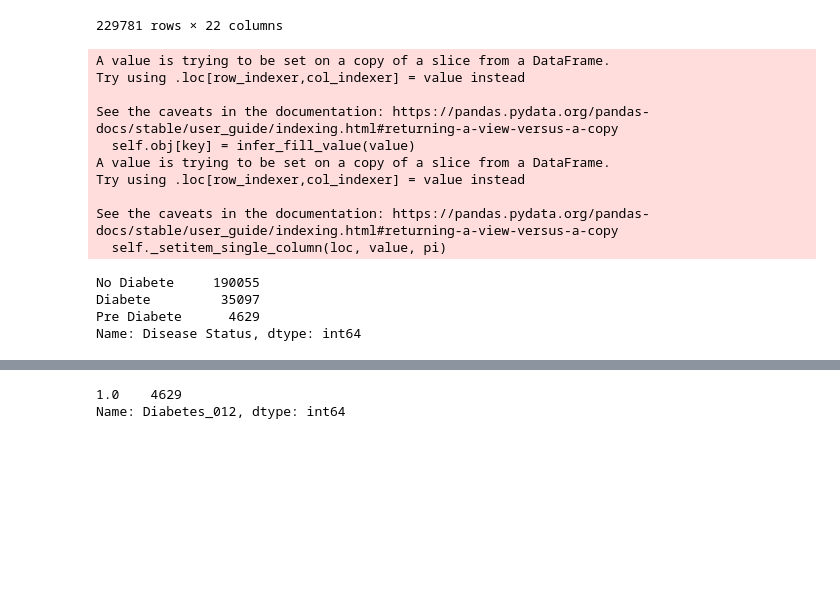
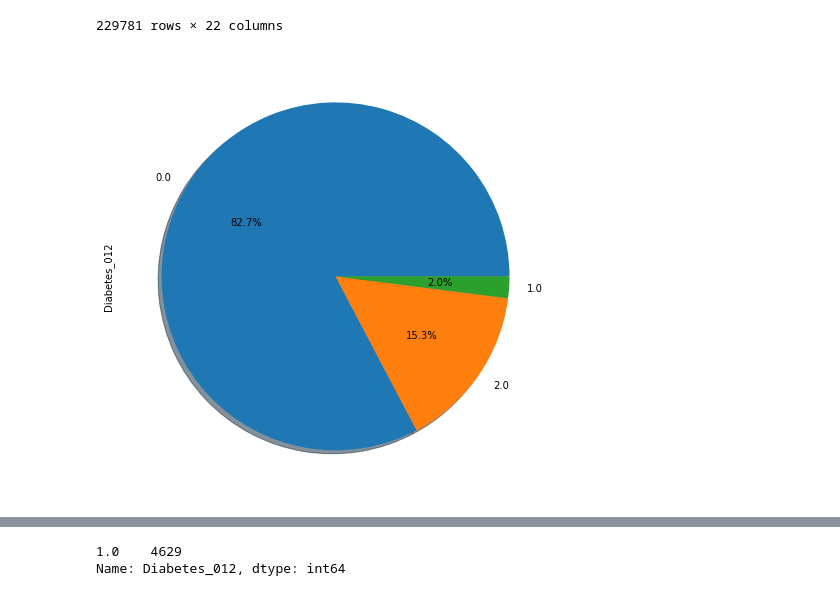
Before and after one commit to MehrdadGh1989/Diabete_Project, a Jupyter notebook: Diabetes_Project_With_Jupyter_MachineLearnin.ipynb, the cells around one changed output, grey strips where cells are left out. Drawn from its saved outputs; the diff is of its cells as text; code cells hidden in the pictures; blank space fills up the shorter version.

```diff
--- a/Diabetes_Project_With_Jupyter_MachineLearnin.ipynb
+++ b/Diabetes_Project_With_Jupyter_MachineLearnin.ipynb
@@ -35,28 +35,12 @@ diabete_df_clean
 | 229780 | 2.0 | 1.0 | 1.0 | 1.0 | 25.0 | 0.0 | 0.0 | 1.0 | ... |
 229781 rows × 22 columns
 # %%
-#Diabete Status
+# Approach 1 : Applying Machine Learning Models on (diabete_df_clean)
+# Diabete Status
 # No Diabete=0
 # Pre Diabete=1
 # Diabete = 2
-diabete_type_detection=diabete_df_clean['Diabetes_012']
-diabete_df_clean.loc[diabete_type_detection==0,'Disease Status']='No Diabete'
-diabete_df_clean.loc[diabete_type_detection==1,'Disease Status']='Pre Diabete'
-diabete_df_clean.loc[diabete_type_detection==2,'Disease Status']='Diabete'
-#Look at distribution of members
-diabete_df_clean['Disease Status'].value_counts()
+diabete_df_clean['Diabetes_012'].value_counts().plot.pie(autopct='%1.1f%%',shadow=True,figsize=(10,8))
+plt.show()
 # %% [output]
-A value is trying to be set on a copy of a slice from a DataFrame.
-Try using .loc[row_indexer,col_indexer] = value instead
-
-See the caveats in the documentation: https://pandas.pydata.org/pandas-docs/stable/user_guide/indexing.html#returning-a-view-versus-a-copy
-  self.obj[key] = infer_fill_value(value)
-A value is trying to be set on a copy of a slice from a DataFrame.
-Try using .loc[row_indexer,col_indexer] = value instead
-
-See the caveats in the documentation: https://pandas.pydata.org/pandas-docs/stable/user_guide/indexing.html#returning-a-view-versus-a-copy
-  self._setitem_single_column(loc, value, pi)
-No Diabete     190055
-Diabete         35097
-Pre Diabete      4629
-Name: Disease Status, dtype: int64
+[figure, added]
```
Also changed, not shown: parts of 44 cells of this notebook.
